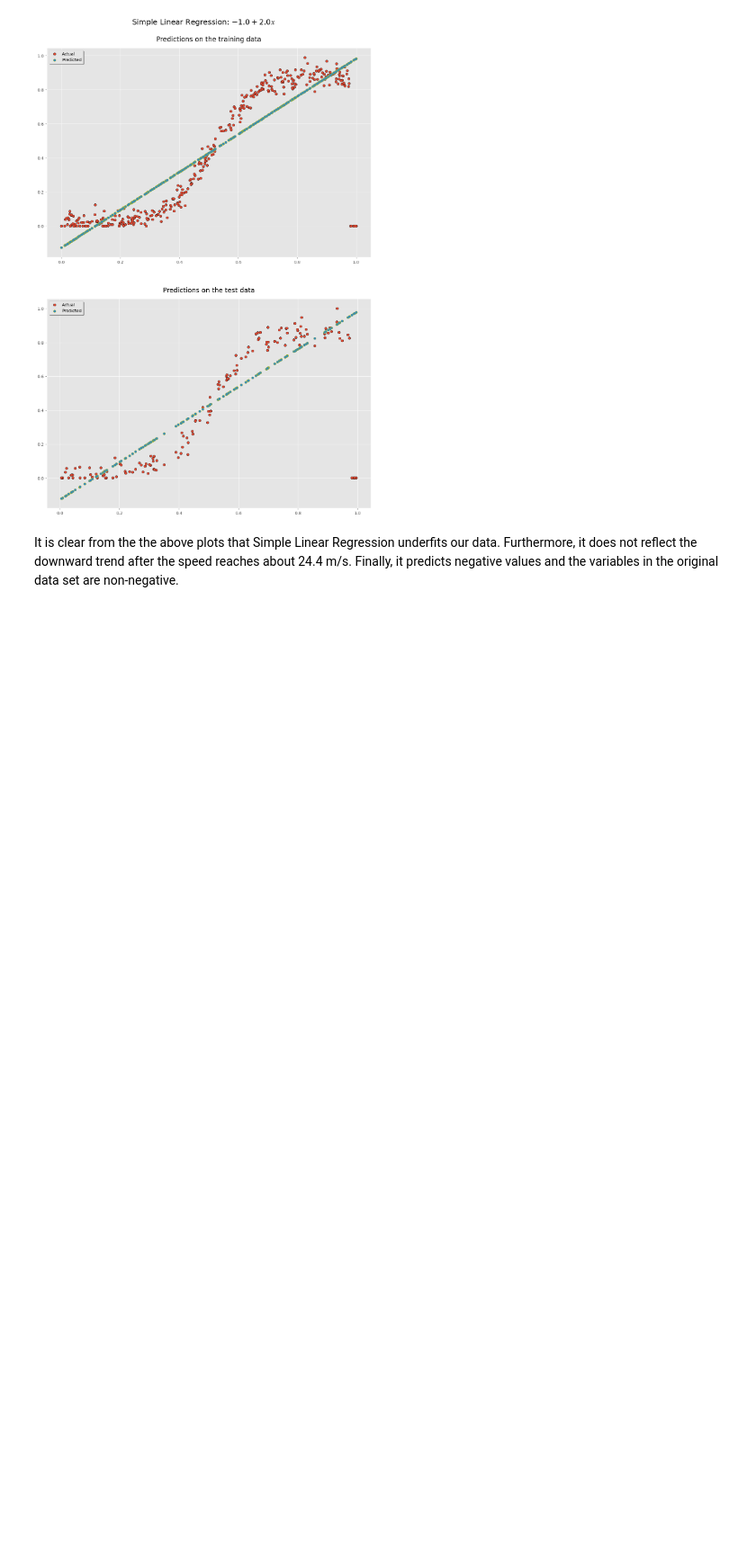
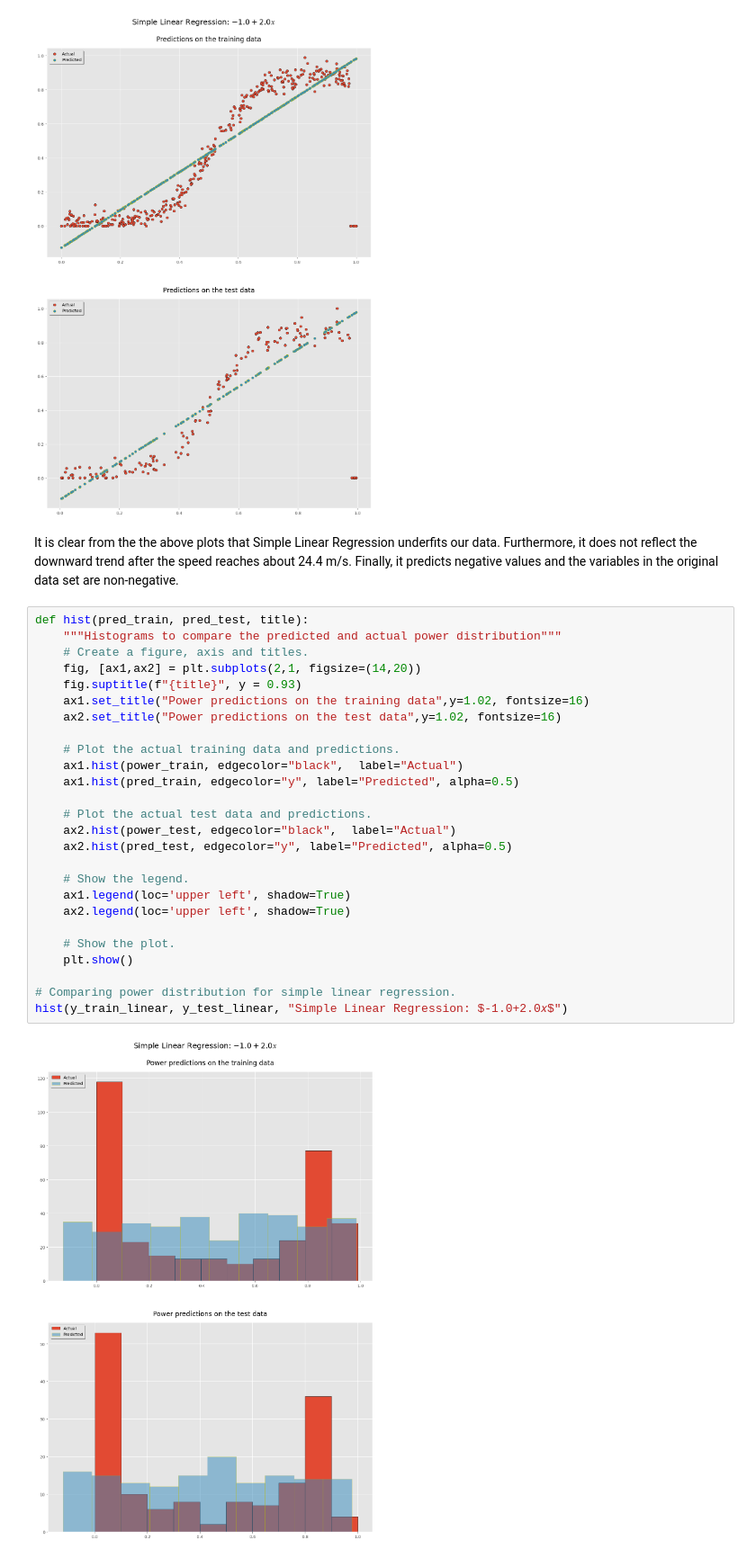
Before and after one commit to keithmmc/windpower, a Jupyter notebook: wind.ipynb, the cells around one changed output. Shown at 90% size. Saved outputs shown, nothing was run; the diff lists cells and outputs as text; blank space fills up the shorter version.

```diff
--- a/wind.ipynb
+++ b/wind.ipynb
@@ -314,3 +314,31 @@ plot(y_train_linear, y_test_linear, "Simple Linear Regression: $-1.0+2.0𝑥$")
 [figure]
 # %% [markdown]
 It is clear from the the above plots that Simple Linear Regression underfits our data. Furthermore, it does not reflect the downward trend after the speed reaches about 24.4 m/s. Finally, it predicts negative values and the variables in the original data set are non-negative.
+# %%
+def hist(pred_train, pred_test, title):
+    """Histograms to compare the predicted and actual power distribution"""
+    # Create a figure, axis and titles.
+    fig, [ax1,ax2] = plt.subplots(2,1, figsize=(14,20))
+    fig.suptitle(f"{title}", y = 0.93)
+    ax1.set_title("Power predictions on the training data",y=1.02, fontsize=16)
+    ax2.set_title("Power predictions on the test data",y=1.02, fontsize=16)
+
+    # Plot the actual training data and predictions.
+    ax1.hist(power_train, edgecolor="black",  label="Actual")
+    ax1.hist(pred_train, edgecolor="y", label="Predicted", alpha=0.5)
+
+    # Plot the actual test data and predictions.
+    ax2.hist(power_test, edgecolor="black",  label="Actual")
+    ax2.hist(pred_test, edgecolor="y", label="Predicted", alpha=0.5)
+
+    # Show the legend.
+    ax1.legend(loc='upper left', shadow=True)
+    ax2.legend(loc='upper left', shadow=True)
+
+    # Show the plot.
+    plt.show()
+
+# Comparing power distribution for simple linear regression.
+hist(y_train_linear, y_test_linear, "Simple Linear Regression: $-1.0+2.0𝑥$")
+# %% [output]
+[figure, added]
```
Also changed, not shown: parts of 5 cells of this notebook.
